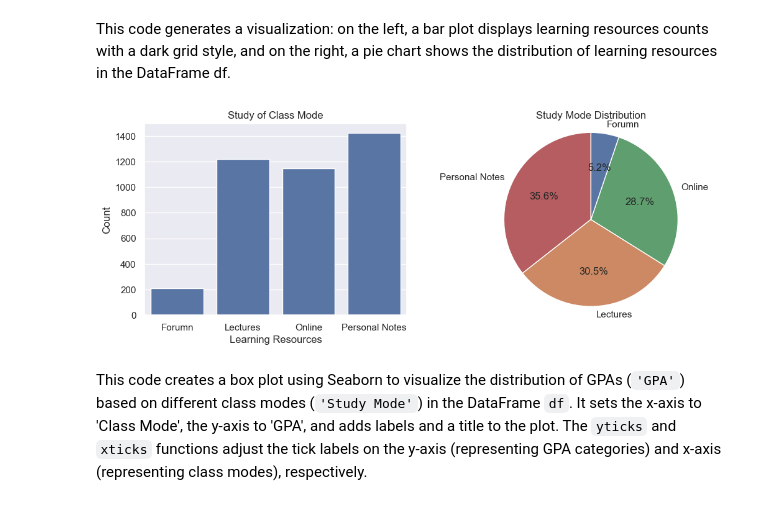
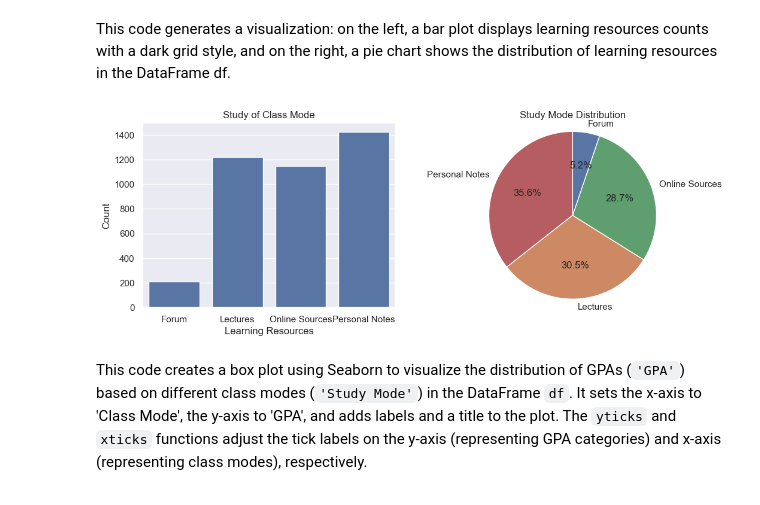
Before and after one commit to Ofori416/Student.PredictionModel, a Jupyter notebook: app.ipynb, the cells around one changed output. Drawn from its saved outputs; the diff is of its cells as text; code cells hidden in the pictures.

```diff
--- a/app.ipynb
+++ b/app.ipynb
@@ -263,24 +263,24 @@ This code generates a visualization: on the left, a bar plot displays learning r
 # %%
 plt.figure(figsize=(12, 4))
 
 plt.subplot(1, 2, 1)
 sns.set(style='darkgrid')
 sns.countplot(x='Study Mode', data=df)
 plt.xlabel('Learning Resources')
 plt.ylabel('Count')
-plt.xticks([0, 1, 2, 3], ['Forumn', 'Lectures', 'Online', 'Personal Notes'])
+plt.xticks([0, 1, 2, 3], ['Forum', 'Lectures', 'Online Sources', 'Personal Notes'])
 plt.title(f'Study of Class Mode')
 
 plt.subplot(1, 2, 2)
 gender_counts = df['Study Mode'].value_counts()
-custom_labels = ['Personal Notes', 'Lectures', 'Online', 'Forumn']
+custom_labels = ['Personal Notes', 'Lectures', 'Online Sources', 'Forum']
 colors = ['#b55d60', '#cc8963', '#5f9e6e', '#5975a4']  # Define custom colors here
 plt.pie(gender_counts, labels=custom_labels, autopct='%1.1f%%', startangle=90, colors=colors)
 plt.axis('equal')
 plt.title('Study Mode Distribution')
 
 plt.show()
 # %% [output]
-[figure, old version]
+[figure, new version]
 # %% [markdown]
 This code creates a box plot using Seaborn to visualize the distribution of GPAs (`'GPA'`) based on different class modes (`'Study Mode'`) in the DataFrame `df`. It sets the x-axis to 'Class Mode', the y-axis to 'GPA', and adds labels and a title to the plot. The `yticks` and `xticks` functions adjust the tick labels on the y-axis (representing GPA categories) and x-axis (representing class modes), respectively.
```
Also changed, not shown: parts of 5 cells of this notebook, 3 other files.
